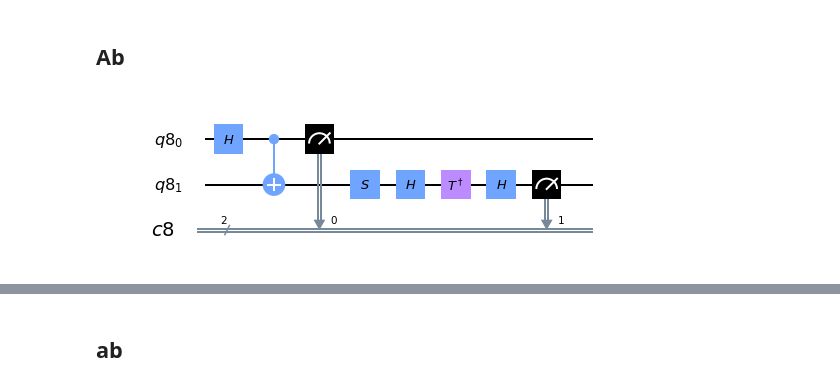
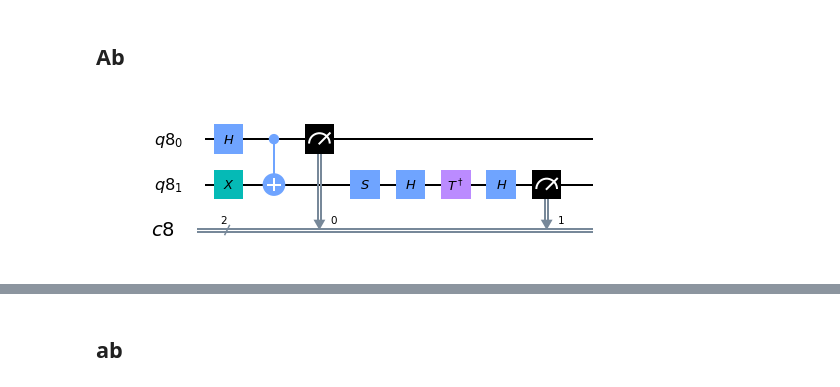
Before and after one commit to parton-quark/widecamp2019f, a Jupyter notebook: CHSH_widecamp.ipynb, the cells around one changed output, grey strips where cells are left out. Saved outputs shown, nothing was run; the diff lists cells and outputs as text; code cells hidden in the pictures.

```diff
--- a/CHSH_widecamp.ipynb
+++ b/CHSH_widecamp.ipynb
@@ -204,13 +205,13 @@ print(aB)
 # %%
 q = QuantumRegister(2)
 c = ClassicalRegister(2)
 qc = QuantumCircuit(q,c)
-make_psiplus(q[0],q[1])
+make_phi_plus(q[0],q[1])
 A_basis(q[0],c[0])
 b_basis(q[1],c[1])
 qc.draw(output='mpl')
 # %% [output]
-[figure, old version]
+[figure, new version]
 # %%
 backend = Aer.get_backend('qasm_simulator')
 job = execute(qc, backend, shots=1000)
```
Also changed, not shown: parts of 15 cells of this notebook.
